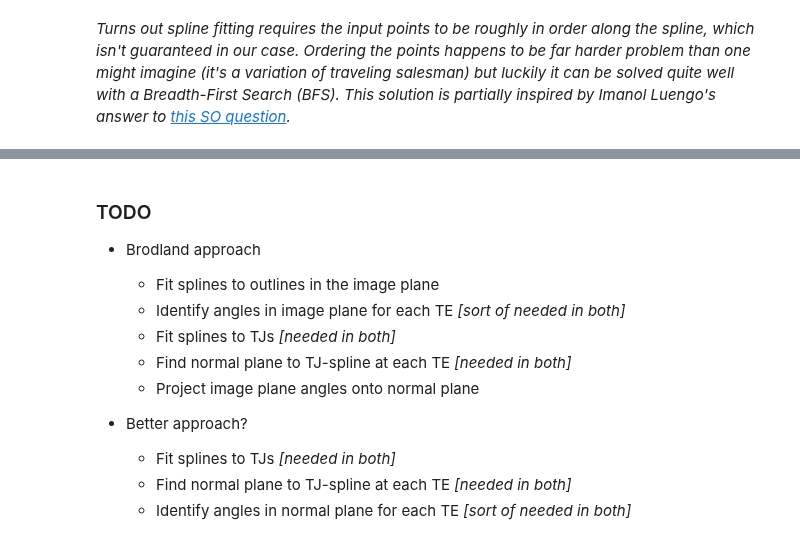
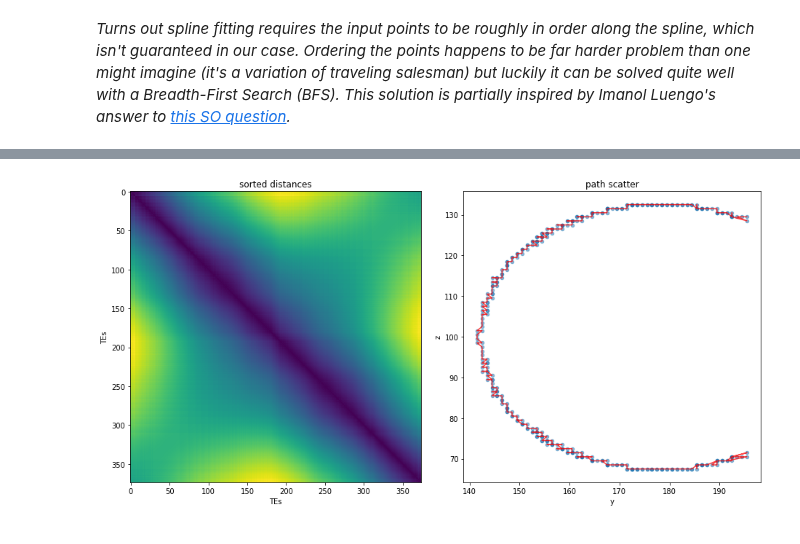
Before and after one commit to amarallab/pyCFI, a Jupyter notebook: notebooks/DEV_anglesJ.ipynb, the cells around one changed output, grey strips where cells are left out. Drawn from its saved outputs; the diff is of its cells as text; code cells hidden in the pictures.

```diff
--- a/notebooks/DEV_anglesJ.ipynb
+++ b/notebooks/DEV_anglesJ.ipynb
@@ -468,10 +183,0 @@ TypeError: cannot determine truth value of Relational
-# %%
-from sympy.vector import CoordSys3D,Vector
-from sympy.abc import x,y,z, u,v,e,  r,p,q
-from sympy import sqrt
-N=CoordSys3D('N')
-v1=u*N.i+v*N.j+e*N.k
-crossProduct=v1.cross(N.k)
-v1.dot(N.k)
-sqrt((v1.magnitude()**2)*(N.k.magnitude()**2))+v1.dot(N.k)
-N.orient_new_quaternion()
@@ -559,6 +183,0 @@ uvArr_rdy = uvArr - points[0]
-# %%
-uvArr_rdy = uvArr - points[50]
-
-xCoords=x_out_lambda(vectors[0][2],vectors[0][1],vectors[0][0],uvArr_rdy[:,2],uvArr_rdy[:,1],uvArr_rdy[:,0])
-yCoords=y_out_lambda(vectors[0][2],vectors[0][1],vectors[0][0],uvArr_rdy[:,2],uvArr_rdy[:,1],uvArr_rdy[:,0])
-distance=dist_lambda(vectors[0][2],vectors[0][1],vectors[0][0],uvArr_rdy[:,2],uvArr_rdy[:,1],uvArr_rdy[:,0])
@@ -687,15 +183,0 @@ sqrt((-x + (x*(u**2 + v**2)**2*(e**2 + u**2 + v**2)**2 - (e*u*sqrt(u**2 + v**2)*
-# %% [markdown]
-### TODO
-
-- Brodland approach
-    - Fit splines to outlines in the image plane
-    - Identify angles in image plane for each TE *[sort of needed in both]*
-    - Fit splines to TJs *[needed in both]*
-    - Find normal plane to TJ-spline at each TE *[needed in both]*
-    - Project image plane angles onto normal plane
-
-
-- Better approach?
-    - Fit splines to TJs *[needed in both]*
-    - Find normal plane to TJ-spline at each TE *[needed in both]*
-    - Identify angles in normal plane for each TE *[sort of needed in both]*
@@ -701,0 +277,27 @@ sqrt((-x + (x*(u**2 + v**2)**2*(e**2 + u**2 + v**2)**2 - (e*u*sqrt(u**2 + v**2)*
+# %%
+### A quick test of the TJ sorting
+
+# Grab TJ and compute sort
+TJ = TJs[list(TJs.keys())[0]]
+sorted_TJ = sort_line_coords(TJ)
+
+# Get sorted pairwise distances
+sorted_dists = spatial.distance.squareform(spatial.distance.pdist(sorted_TJ))
+
+# Plot pairwise distances
+fig, ax = plt.subplots(1, 2, figsize=(13,6.5))
+ax[0].imshow(sorted_dists)
+ax[0].set_title("sorted distances")
+ax[0].set_xlabel('TEs'); ax[0].set_ylabel('TEs')
+
+# Plot path/tree on scatter
+ax[1].scatter(TJ[:,1], TJ[:,0], s=20, alpha=0.5)
+ax[1].plot(sorted_TJ[:,1], sorted_TJ[:,0], c='r', alpha=0.75)
+ax[1].set_title("path scatter")
+ax[1].set_xlabel('y'); ax[1].set_ylabel('z')
+
+# Done
+plt.tight_layout()
+plt.show()
+# %% [output]
+[figure, added]
```
Also changed, not shown: parts of 62 cells of this notebook.
